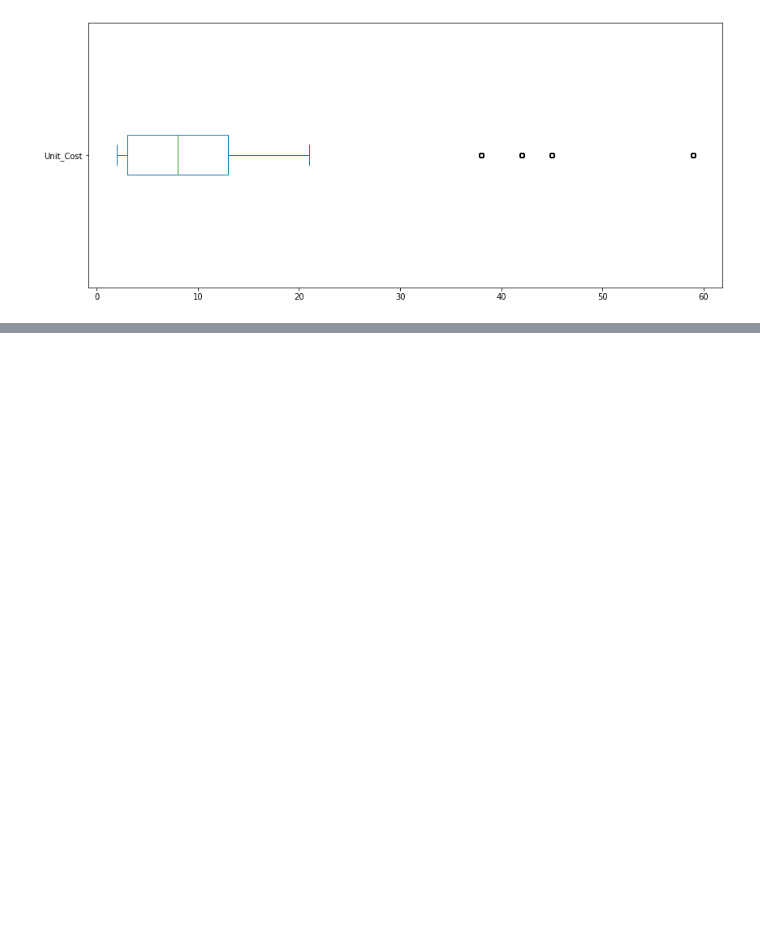
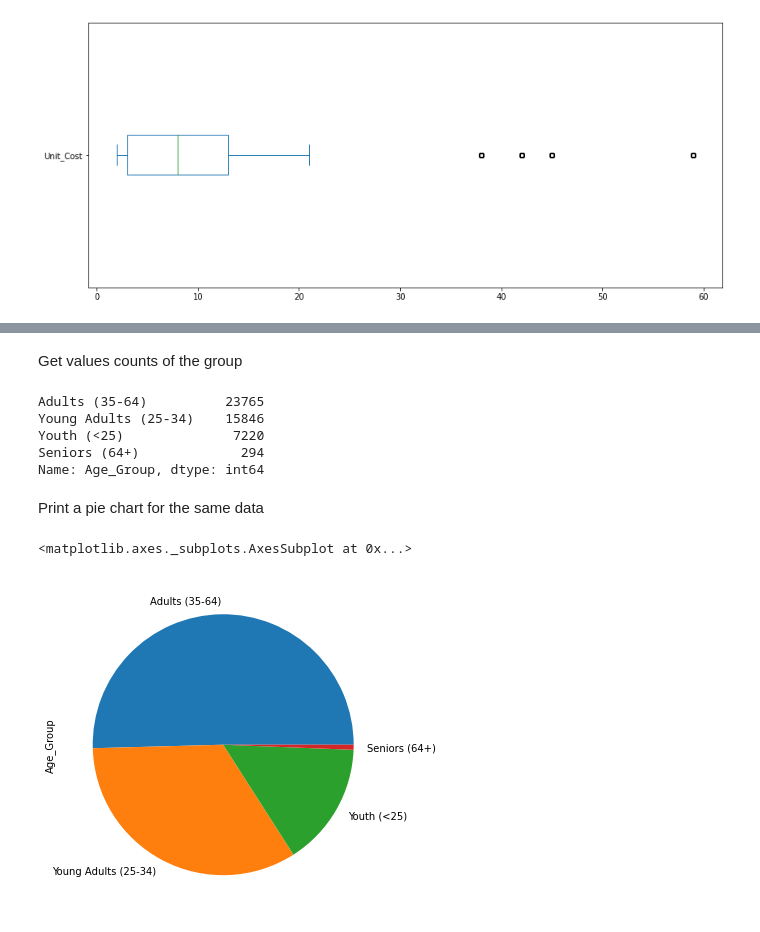
Before and after one commit to pranayb-konverge/data-analysis-for-python, a Jupyter notebook: bike_store_sales.ipynb, the cells around one changed output, grey strips where cells are left out. Cells and saved outputs as stored; diff of their text form; code cells hidden in the pictures; blank space fills up the shorter version.

```diff
--- a/bike_store_sales.ipynb
+++ b/bike_store_sales.ipynb
@@ -124,0 +148,3 @@ sales_unit_cost.plot(kind="box", vert=False, figsize=(14,6))
+# %%
+age_group = sales.Age_Group
+age_group
@@ -124,0 +164,17 @@ sales_unit_cost.plot(kind="box", vert=False, figsize=(14,6))
+# %% [markdown]
+Get values counts of the group
+# %%
+age_group.value_counts()
+# %% [output]
+Adults (35-64)          23765
+Young Adults (25-34)    15846
+Youth (<25)              7220
+Seniors (64+)             294
+Name: Age_Group, dtype: int64
+# %% [markdown]
+Print a pie chart for the same data
+# %%
+age_group.value_counts().plot(kind='pie', figsize=(6,6))
+# %% [output]
+<matplotlib.axes._subplots.AxesSubplot at 0x...>
+[figure, added]
```
Also changed, not shown: parts of 8 cells of this notebook.
